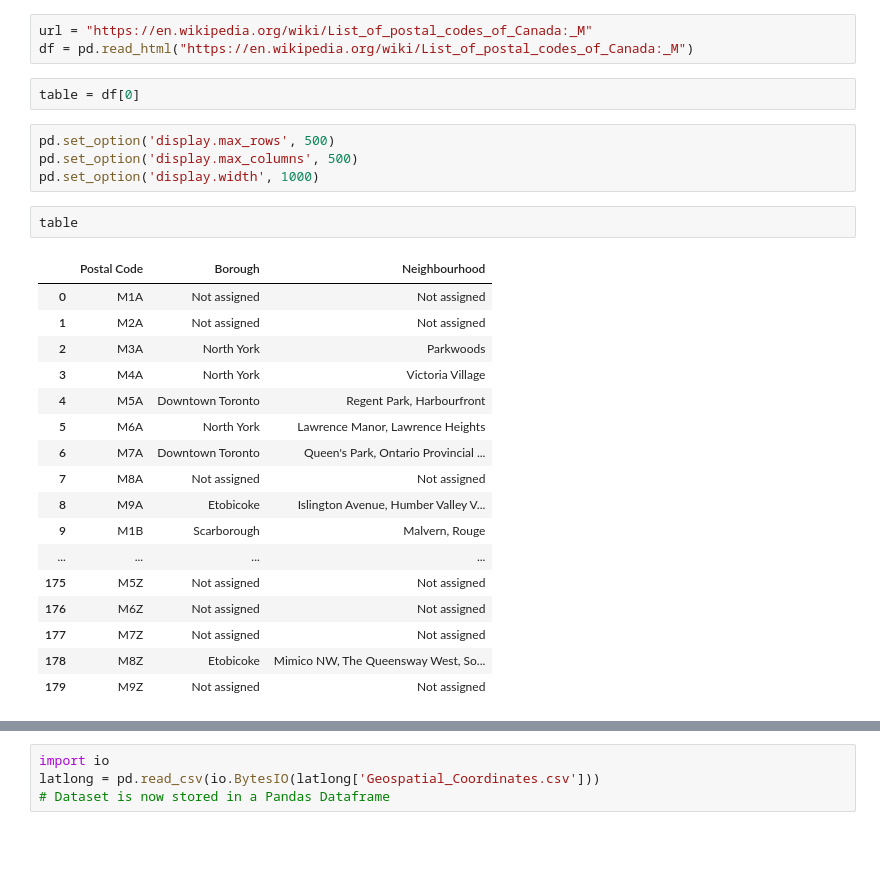
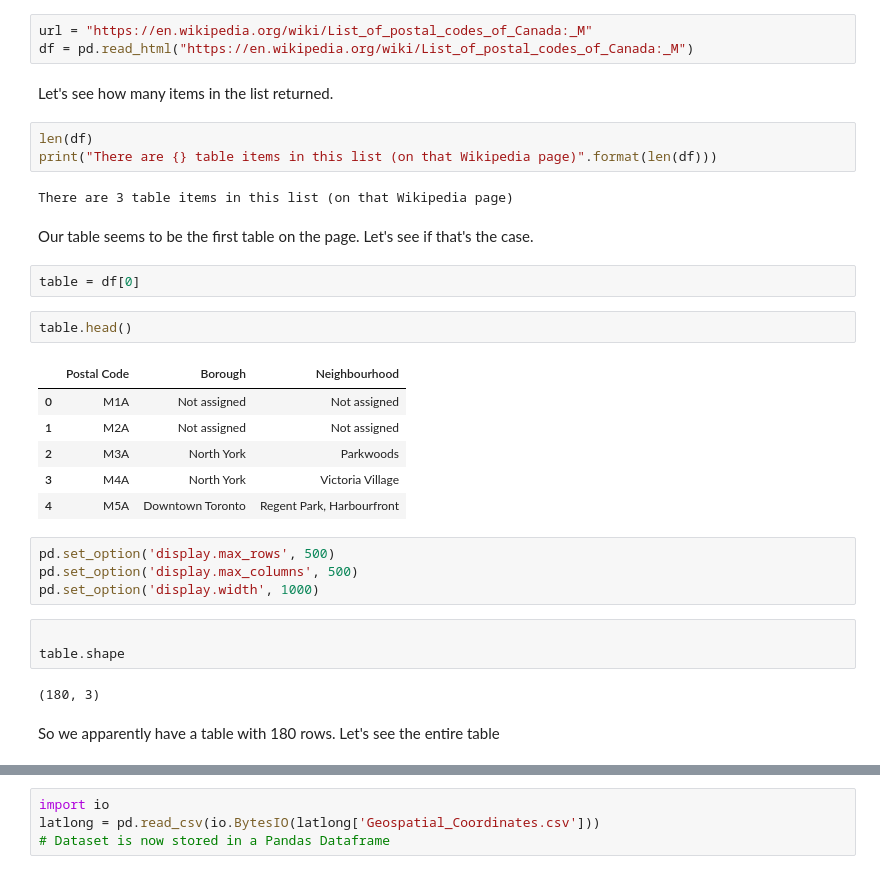
Before and after one commit to kayalar78/Coursera_Capstone, a Jupyter notebook: Assignemnt_w3_Coursera_Capstone.ipynb, the cells around one changed output, grey strips where cells are left out. Drawn from its saved outputs; the diff is of its cells as text; blank space fills up the shorter version.

```diff
--- a/Assignemnt_w3_Coursera_Capstone.ipynb
+++ b/Assignemnt_w3_Coursera_Capstone.ipynb
@@ -22,29 +24,34 @@ import pandas as pd
 # %%
 url = "https://en.wikipedia.org/wiki/List_of_postal_codes_of_Canada:_M"
 df = pd.read_html("https://en.wikipedia.org/wiki/List_of_postal_codes_of_Canada:_M")
+# %% [markdown]
+Let's see how many items in the list returned.
+# %%
+len(df)
+print("There are {} table items in this list (on that Wikipedia page)".format(len(df)))
+# %% [output]
+There are 3 table items in this list (on that Wikipedia page)
+# %% [markdown]
+Our table seems to be the first table on the page. Let's see if that's the case.
 # %%
 table = df[0]
+# %%
+table.head()
+# %% [output]
+|  | Postal Code | Borough | Neighbourhood |
+| 0 | M1A | Not assigned | Not assigned |
+| 1 | M2A | Not assigned | Not assigned |
+| 2 | M3A | North York | Parkwoods |
+| 3 | M4A | North York | Victoria Village |
+| 4 | M5A | Downtown Toronto | Regent Park, Harbourfront |
 # %%
 pd.set_option('display.max_rows', 500)
 pd.set_option('display.max_columns', 500)
 pd.set_option('display.width', 1000)
-# %%
-table
-# %% [output]
-|  | Postal Code | Borough | Neighbourhood |
-| 0 | M1A | Not assigned | Not assigned |
-| 1 | M2A | Not assigned | Not assigned |
-| 2 | M3A | North York | Parkwoods |
-| 3 | M4A | North York | Victoria Village |
-| 4 | M5A | Downtown Toronto | Regent Park, Harbourfront |
-| 5 | M6A | North York | Lawrence Manor, Lawrence Heights |
-| 6 | M7A | Downtown Toronto | Queen's Park, Ontario Provincial ... |
-| 7 | M8A | Not assigned | Not assigned |
-| 8 | M9A | Etobicoke | Islington Avenue, Humber Valley V... |
-| 9 | M1B | Scarborough | Malvern, Rouge |
-| ... | ... | ... | ... |
-| 175 | M5Z | Not assigned | Not assigned |
-| 176 | M6Z | Not assigned | Not assigned |
-| 177 | M7Z | Not assigned | Not assigned |
-| 178 | M8Z | Etobicoke | Mimico NW, The Queensway West, So... |
-| 179 | M9Z | Not assigned | Not assigned |
+# %%
+
+table.shape
+# %% [output]
+(180, 3)
+# %% [markdown]
+So we apparently have a table with 180 rows. Let's see the entire table
```
Also changed, not shown: parts of 18 cells of this notebook.
